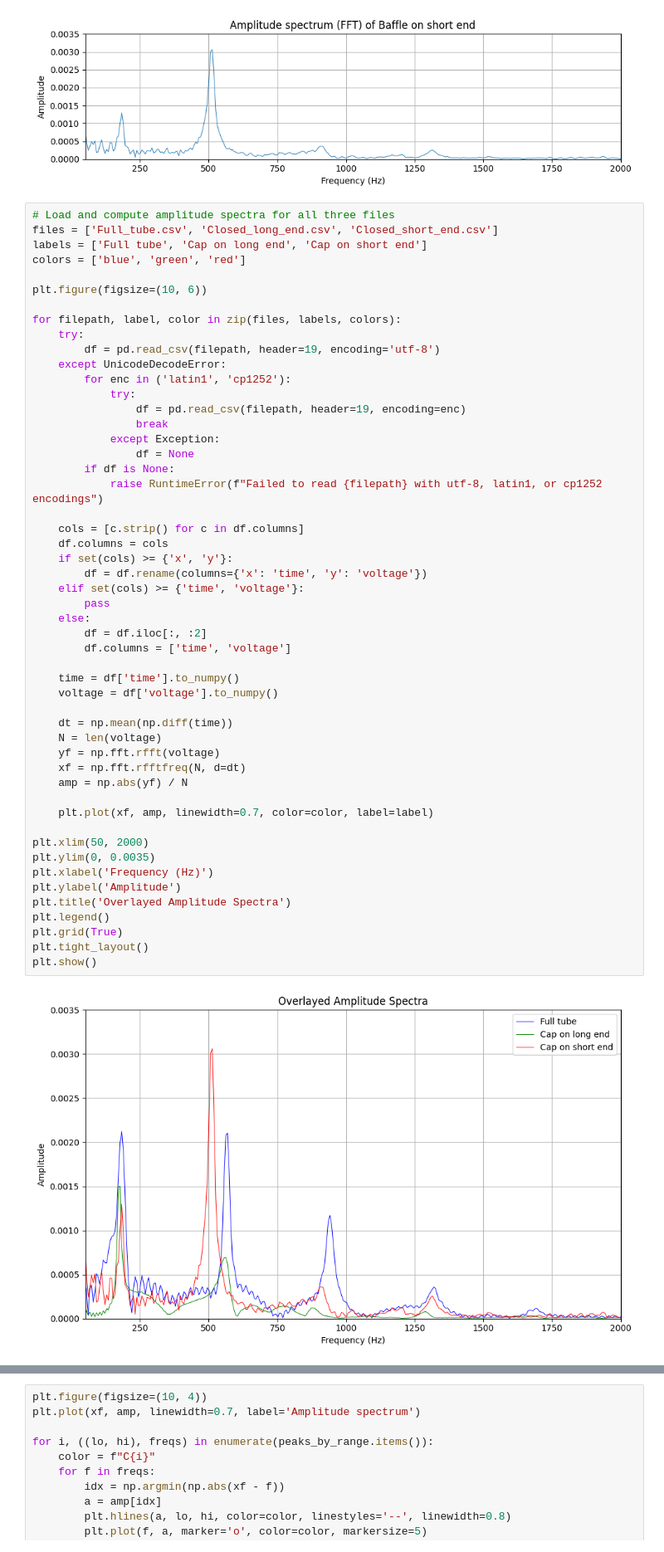
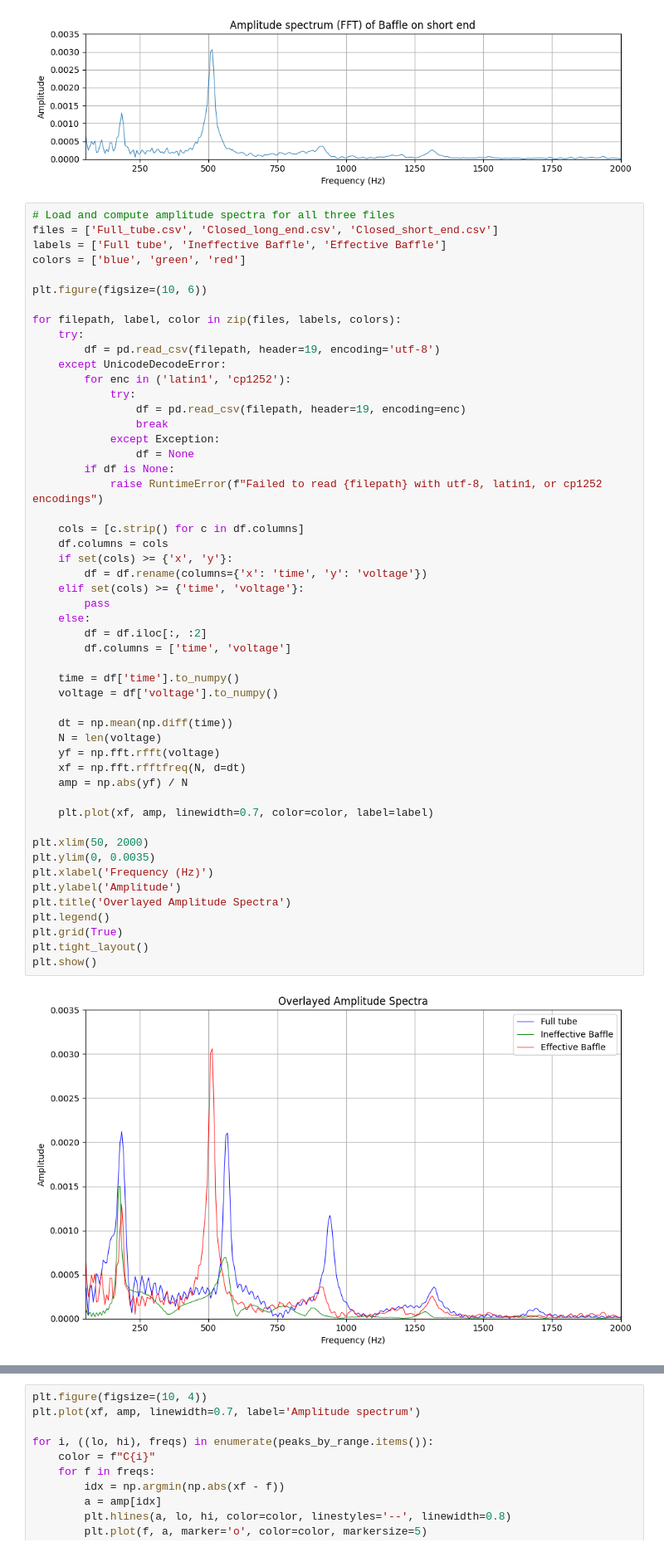
Before and after one commit to massiegabe/Acousticsproject, a Jupyter notebook: Semester_II/S2.ipynb, the cells around one changed output, grey strips where cells are left out. Shown at 83% size. Drawn from its saved outputs; the diff is of its cells as text.

```diff
--- a/Semester_II/S2.ipynb
+++ b/Semester_II/S2.ipynb
@@ -266,7 +266,7 @@ plt.show()
 # %%
 # Load and compute amplitude spectra for all three files
 files = ['Full_tube.csv', 'Closed_long_end.csv', 'Closed_short_end.csv']
-labels = ['Full tube', 'Cap on long end', 'Cap on short end']
+labels = ['Full tube', 'Ineffective Baffle', 'Effective Baffle']
 colors = ['blue', 'green', 'red']
 
 plt.figure(figsize=(10, 6))
@@ -288,34 +288,34 @@ for filepath, label, color in zip(files, labels, colors):
     df.columns = cols
     if set(cols) >= {'x', 'y'}:
         df = df.rename(columns={'x': 'time', 'y': 'voltage'})
     elif set(cols) >= {'time', 'voltage'}:
         pass
     else:
         df = df.iloc[:, :2]
         df.columns = ['time', 'voltage']
 
     time = df['time'].to_numpy()
     voltage = df['voltage'].to_numpy()
 
     dt = np.mean(np.diff(time))
     N = len(voltage)
     yf = np.fft.rfft(voltage)
     xf = np.fft.rfftfreq(N, d=dt)
     amp = np.abs(yf) / N
 
     plt.plot(xf, amp, linewidth=0.7, color=color, label=label)
 
 plt.xlim(50, 2000)
 plt.ylim(0, 0.0035)
 plt.xlabel('Frequency (Hz)')
 plt.ylabel('Amplitude')
 plt.title('Overlayed Amplitude Spectra')
 plt.legend()
 plt.grid(True)
 plt.tight_layout()
 plt.show()
 # %% [output]
-[figure, old version]
+[figure, new version]
 # %%
 import scipy.signal as signal
 
```
Also changed, not shown: parts of 1 cell of this notebook, 3 other files.
